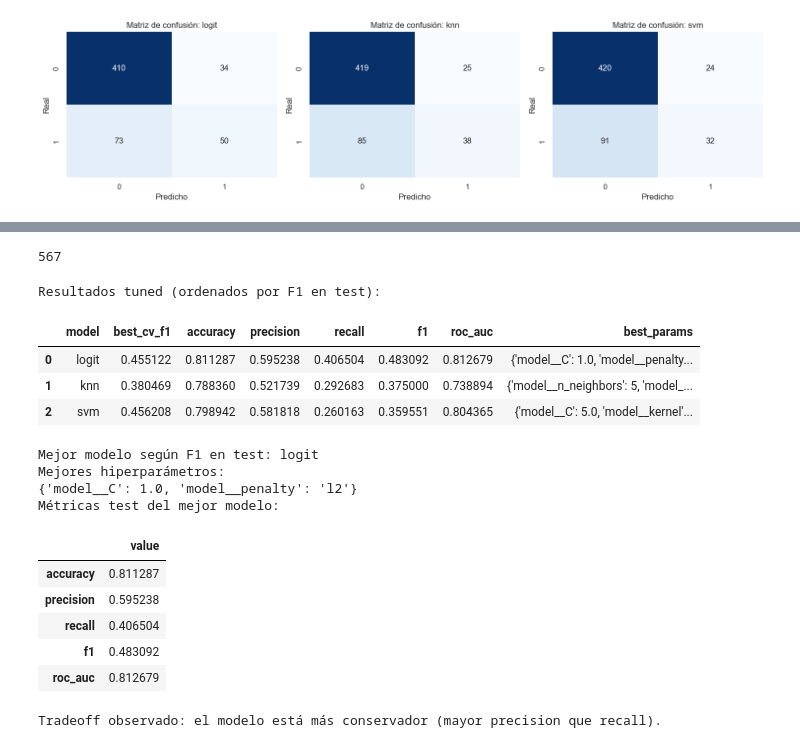
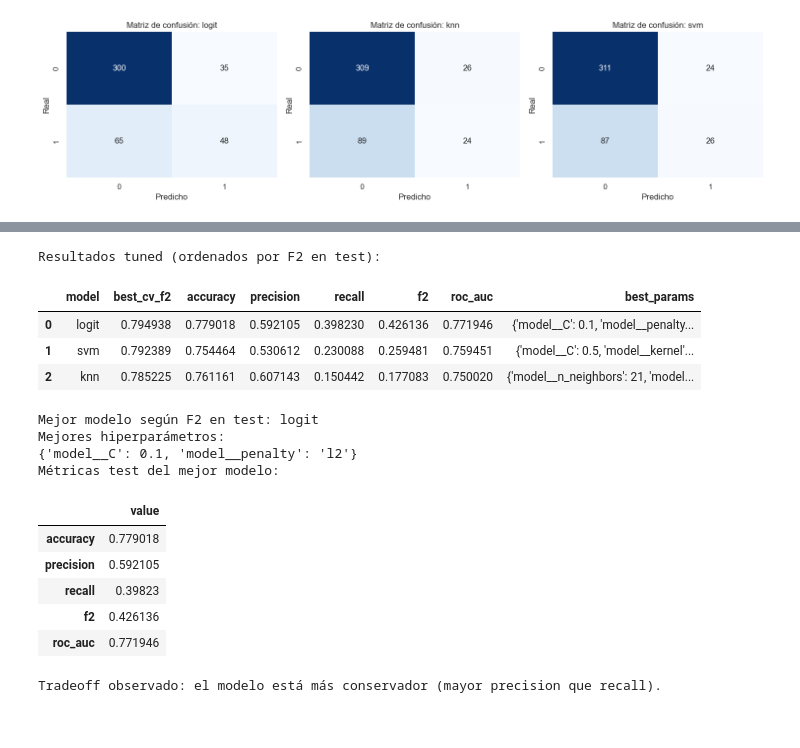
Before and after one commit to Juanfe2429/Sandbox_HE-_JuanDuque, a Jupyter notebook: Taller 1.ipynb, the cells around one changed output, grey strips where cells are left out. Saved outputs shown, nothing was run; the diff lists cells and outputs as text; code cells hidden in the pictures.

```diff
--- a/Taller 1.ipynb
+++ b/Taller 1.ipynb
@@ -241,4 +357,6 @@ data_hogar.head()
+# %%
+data_hogar = data_hogar.drop(['idhogar'], axis=1)
 # %%
-X = data_hogar.drop(columns=[y.name])
-y = data_hogar[y.name]
+X = data_hogar.drop(columns=["Target"])
+y = data_hogar["Target"]
 # %%
@@ -264,6 +377,4 @@ X, y
 # %% [markdown]
 Aqui ya debemos de tener todo para empezar a correr modelos
-# %%
-y = (y >= 0.5).astype(int)
 # %%
 X_train, X_test, y_train, y_test = train_test_split(
@@ -338,7 +444,7 @@ def evaluate_model(y_true, y_pred, y_prob):
         "accuracy": accuracy_score(y_true, y_pred),
         "precision": precision_score(y_true, y_pred, zero_division=0),
         "recall": recall_score(y_true, y_pred, zero_division=0),
-        "f1": f1_score(y_true, y_pred, zero_division=0),
+        "f2": fbeta_score(y_true, y_pred, beta=2, zero_division=0),
         "roc_auc": roc_auc_score(y_true, y_prob),
     }
 # %%
@@ -439,10 +557,6 @@ min         0.000000
 75%         0.000000
 max         1.000000
 Name: Target, dtype: float64
-# %%
-410 + 34 +73 + 50
-# %% [output]
-567
 # %%
 param_grids = {
     "logit": {
@@ -475,52 +589,52 @@ for model_name, model_obj in models.items():
         ("preprocess", preprocess),
         ("model", model_obj),
     ])
 
     grid = GridSearchCV(
         estimator=pipe,
         param_grid=param_grids[model_name],
         scoring=SCORING_MAIN,
         cv=5,
         n_jobs=-1,
         refit=True,
         verbose=0,
     )
 
     grid.fit(X_train, y_train)
 
     best_pipe = grid.best_estimator_
     y_prob = best_pipe.predict_proba(X_test)[:, 1]
     y_pred = (y_prob >= 0.5).astype(int)
 
     metrics_dict = evaluate_model(y_test, y_pred, y_prob)
     metrics_dict.update({
         "model": model_name,
-        "best_cv_f1": grid.best_score_,
+        "best_cv_f2": grid.best_score_,
         "best_params": grid.best_params_,
     })
 
     cv_results.append(metrics_dict)
     best_estimators[model_name] = best_pipe
 
-cv_results_df = pd.DataFrame(cv_results).sort_values("f1", ascending=False).reset_index(drop=True)
-print("Resultados tuned (ordenados por F1 en test):")
-display(cv_results_df[["model", "best_cv_f1", "accuracy", "precision", "recall", "f1", "roc_auc", "best_params"]])
+cv_results_df = pd.DataFrame(cv_results).sort_values("f2", ascending=False).reset_index(drop=True)
+print("Resultados tuned (ordenados por F2 en test):")
+display(cv_results_df[["model", "best_cv_f2", "accuracy", "precision", "recall", "f2", "roc_auc", "best_params"]])
 # %% [output]
-Resultados tuned (ordenados por F1 en test):
+Resultados tuned (ordenados por F2 en test):
-|  | model | best_cv_f1 | accuracy | precision | recall | f1 | roc_auc | best_params |
-| 0 | logit | 0.455122 | 0.811287 | 0.595238 | 0.406504 | 0.483092 | 0.812679 | {'model__C': 1.0, 'model__penalty... |
-| 1 | knn | 0.380469 | 0.788360 | 0.521739 | 0.292683 | 0.375000 | 0.738894 | {'model__n_neighbors': 5, 'model_... |
-| 2 | svm | 0.456208 | 0.798942 | 0.581818 | 0.260163 | 0.359551 | 0.804365 | {'model__C': 5.0, 'model__kernel'... |
+|  | model | best_cv_f2 | accuracy | precision | recall | f2 | roc_auc | best_params |
+| 0 | logit | 0.794938 | 0.779018 | 0.592105 | 0.398230 | 0.426136 | 0.771946 | {'model__C': 0.1, 'model__penalty... |
+| 1 | svm | 0.792389 | 0.754464 | 0.530612 | 0.230088 | 0.259481 | 0.759451 | {'model__C': 0.5, 'model__kernel'... |
+| 2 | knn | 0.785225 | 0.761161 | 0.607143 | 0.150442 | 0.177083 | 0.750020 | {'model__n_neighbors': 21, 'model... |
 # %%
 best_row = cv_results_df.iloc[0]
 best_model_name = best_row["model"]
 best_model = best_estimators[best_model_name]
 
-print("Mejor modelo según F1 en test:", best_model_name)
+print("Mejor modelo según F2 en test:", best_model_name)
 print("Mejores hiperparámetros:")
 print(best_row["best_params"])
 print("Métricas test del mejor modelo:")
-display(best_row[["accuracy", "precision", "recall", "f1", "roc_auc"]].to_frame("value"))
+display(best_row[["accuracy", "precision", "recall", "f2", "roc_auc"]].to_frame("value"))
 
 if best_row["precision"] > best_row["recall"]:
     comment = "Tradeoff observado: el modelo está más conservador (mayor precision que recall)."
@@ -531,16 +645,16 @@ else:
 
 print(comment)
 # %% [output]
-Mejor modelo según F1 en test: logit
+Mejor modelo según F2 en test: logit
 Mejores hiperparámetros:
-{'model__C': 1.0, 'model__penalty': 'l2'}
+{'model__C': 0.1, 'model__penalty': 'l2'}
 Métricas test del mejor modelo:
 |  | value |
-| accuracy | 0.811287 |
-| precision | 0.595238 |
-| recall | 0.406504 |
-| f1 | 0.483092 |
-| roc_auc | 0.812679 |
+| accuracy | 0.779018 |
+| precision | 0.592105 |
+| recall | 0.39823 |
+| f2 | 0.426136 |
+| roc_auc | 0.771946 |
 Tradeoff observado: el modelo está más conservador (mayor precision que recall).
 # %%
 best_prob_test = best_model.predict_proba(X_test)[:, 1]
```
Also changed, not shown: parts of 79 cells of this notebook, 5 other files.
